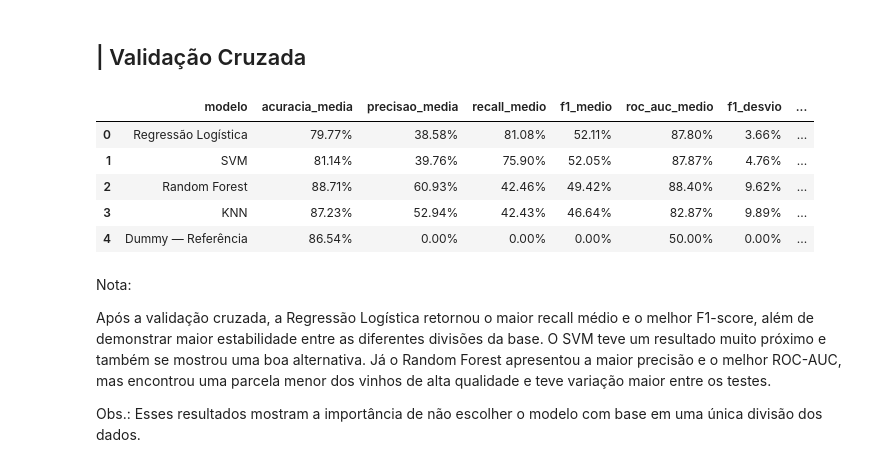
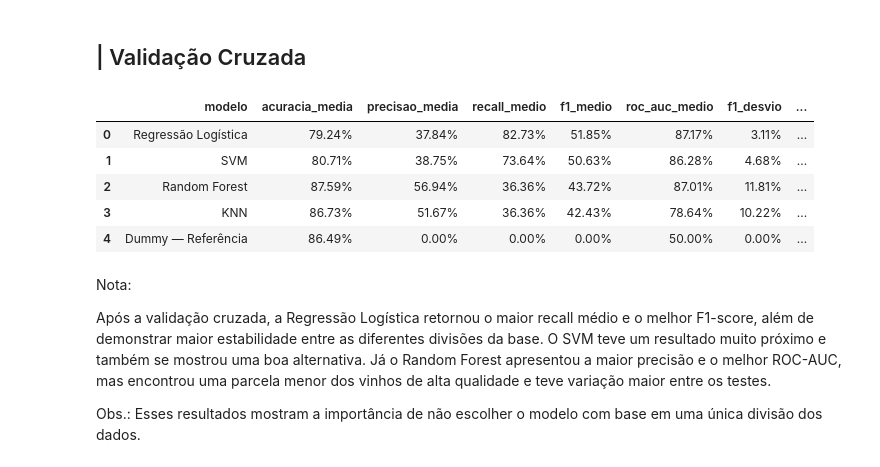
Before and after one commit to bsc1990/Cases-FIAP, a Jupyter notebook: case_vinhos_fiap.ipynb, the cells around one changed output. Saved outputs shown, nothing was run; the diff lists cells and outputs as text; code cells hidden in the pictures.

```diff
--- a/case_vinhos_fiap.ipynb
+++ b/case_vinhos_fiap.ipynb
@@ -1703,8 +1711,8 @@ for nome_modelo, modelo in modelos_cv.items():
 
     scores = cross_validate(
         estimator=modelo,
-        X=X,
-        y=y,
+        X=X_treino,
+        y=y_treino,
         cv=validacao_cruzada,
         scoring=metricas_cv,
         n_jobs=-1
@@ -1735,38 +1743,38 @@ for nome_modelo, modelo in modelos_cv.items():
             scores['test_roc_auc'].std()
     })
 
 resultados_validacao_cruzada = pd.DataFrame(
     resultados_cv
 )
 
 # Visualizar Resultados
 resultados_validacao_cruzada = (
     resultados_validacao_cruzada
     .sort_values(
         by='f1_medio',
         ascending=False
     )
     .reset_index(drop=True)
 )
 
 display(
     resultados_validacao_cruzada.style.format({
         'acuracia_media': '{:.2%}',
         'precisao_media': '{:.2%}',
         'recall_medio': '{:.2%}',
         'f1_medio': '{:.2%}',
         'roc_auc_medio': '{:.2%}',
         'f1_desvio': '{:.2%}',
         'roc_auc_desvio': '{:.2%}'
     })
 )
 # %% [output]
 |  | modelo | acuracia_media | precisao_media | recall_medio | f1_medio | roc_auc_medio | f1_desvio | ... |
-| 0 | Regressão Logística | 79.77% | 38.58% | 81.08% | 52.11% | 87.80% | 3.66% | ... |
-| 1 | SVM | 81.14% | 39.76% | 75.90% | 52.05% | 87.87% | 4.76% | ... |
-| 2 | Random Forest | 88.71% | 60.93% | 42.46% | 49.42% | 88.40% | 9.62% | ... |
-| 3 | KNN | 87.23% | 52.94% | 42.43% | 46.64% | 82.87% | 9.89% | ... |
-| 4 | Dummy — Referência | 86.54% | 0.00% | 0.00% | 0.00% | 50.00% | 0.00% | ... |
+| 0 | Regressão Logística | 79.24% | 37.84% | 82.73% | 51.85% | 87.17% | 3.11% | ... |
+| 1 | SVM | 80.71% | 38.75% | 73.64% | 50.63% | 86.28% | 4.68% | ... |
+| 2 | Random Forest | 87.59% | 56.94% | 36.36% | 43.72% | 87.01% | 11.81% | ... |
+| 3 | KNN | 86.73% | 51.67% | 36.36% | 42.43% | 78.64% | 10.22% | ... |
+| 4 | Dummy — Referência | 86.49% | 0.00% | 0.00% | 0.00% | 50.00% | 0.00% | ... |
 # %% [markdown]
 Nota:
 
```
Also changed, not shown: parts of 20 cells of this notebook.
